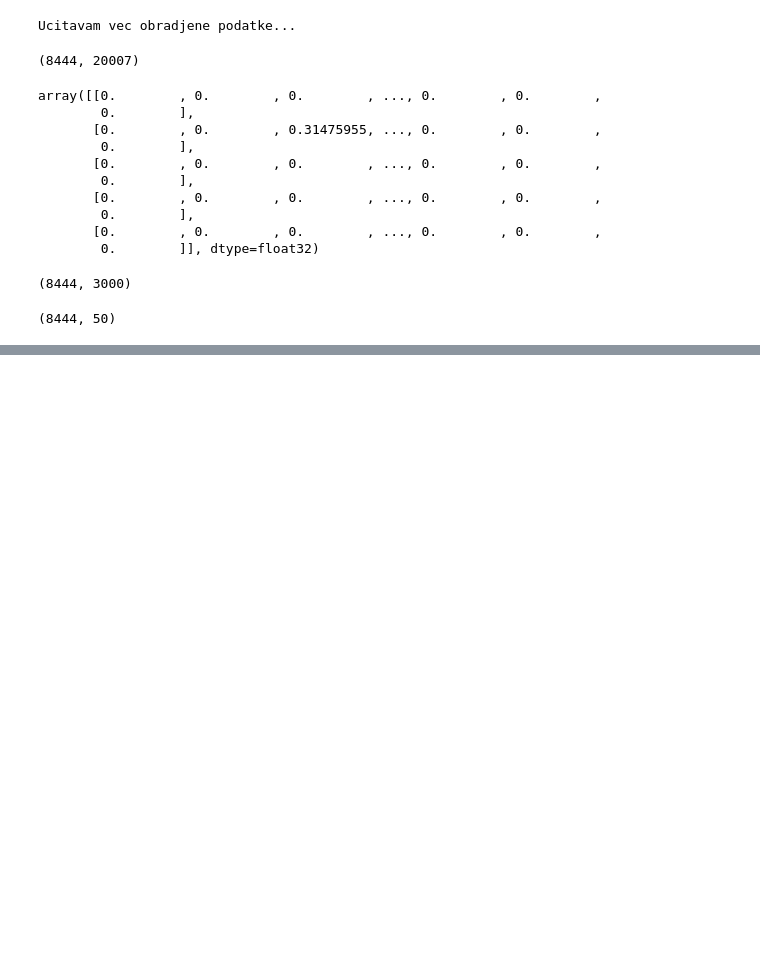
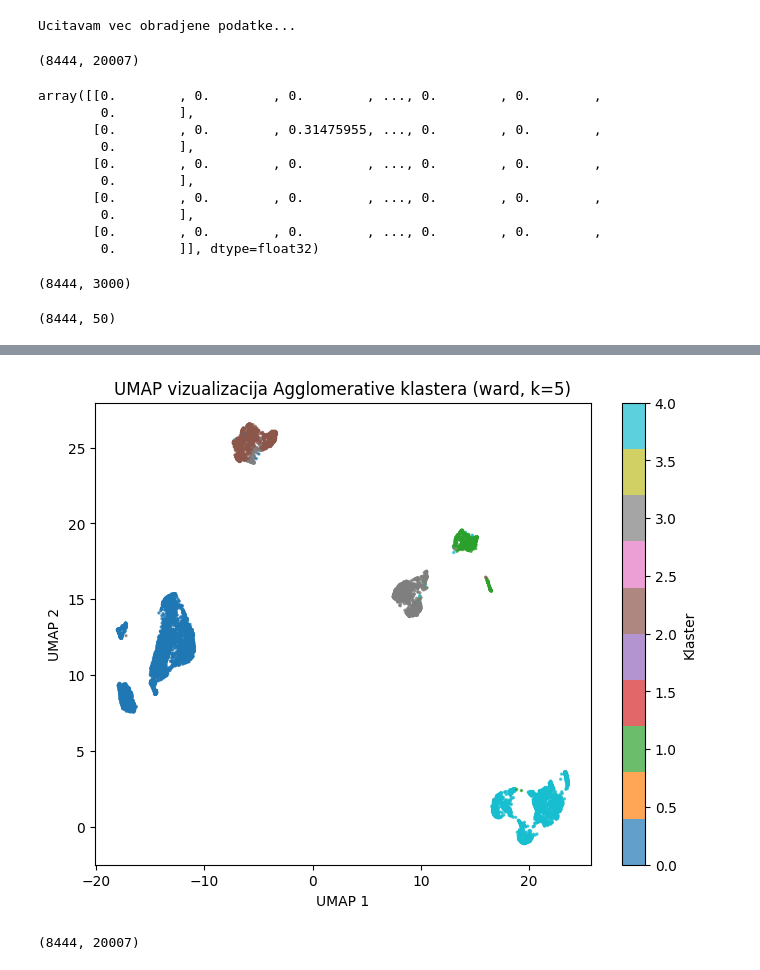
Before and after one commit to Vujasin03/gse115469, a Jupyter notebook: notebooks/analysis.ipynb, the cells around one changed output, grey strips where cells are left out. Drawn from its saved outputs; the diff is of its cells as text; code cells hidden in the pictures; blank space fills up the shorter version.

Commit message:
agglomerative and bisecting kmeans

```diff
--- a/notebooks/analysis.ipynb
+++ b/notebooks/analysis.ipynb
@@ -121,0 +168,21 @@ np.save("../data/processedX_umap.npy", X_umap)
+# %%
+agg_final = AgglomerativeClustering(n_clusters=5, linkage='ward')
+agg_labels = agg_final.fit_predict(X_pca)
+
+plt.figure(figsize=(8, 6))
+scatter = plt.scatter(X_umap[:, 0], X_umap[:, 1],
+                      c=agg_labels, cmap='tab10', s=2, alpha=0.7)
+plt.colorbar(scatter, label='Klaster')
+plt.title('UMAP vizualizacija Agglomerative klastera (ward, k=5)')
+plt.xlabel('UMAP 1')
+plt.ylabel('UMAP 2')
+plt.show()
+
+np.save("../data/processed/agg_labels.npy", agg_labels)
+# %% [output]
+[figure, added]
+# %%
+X_raw = np.load("../data/processed/X_raw.npy")
+print(X_raw.shape)
+# %% [output]
+(8444, 20007)
```
Also changed, not shown: parts of 12 cells of this notebook.
